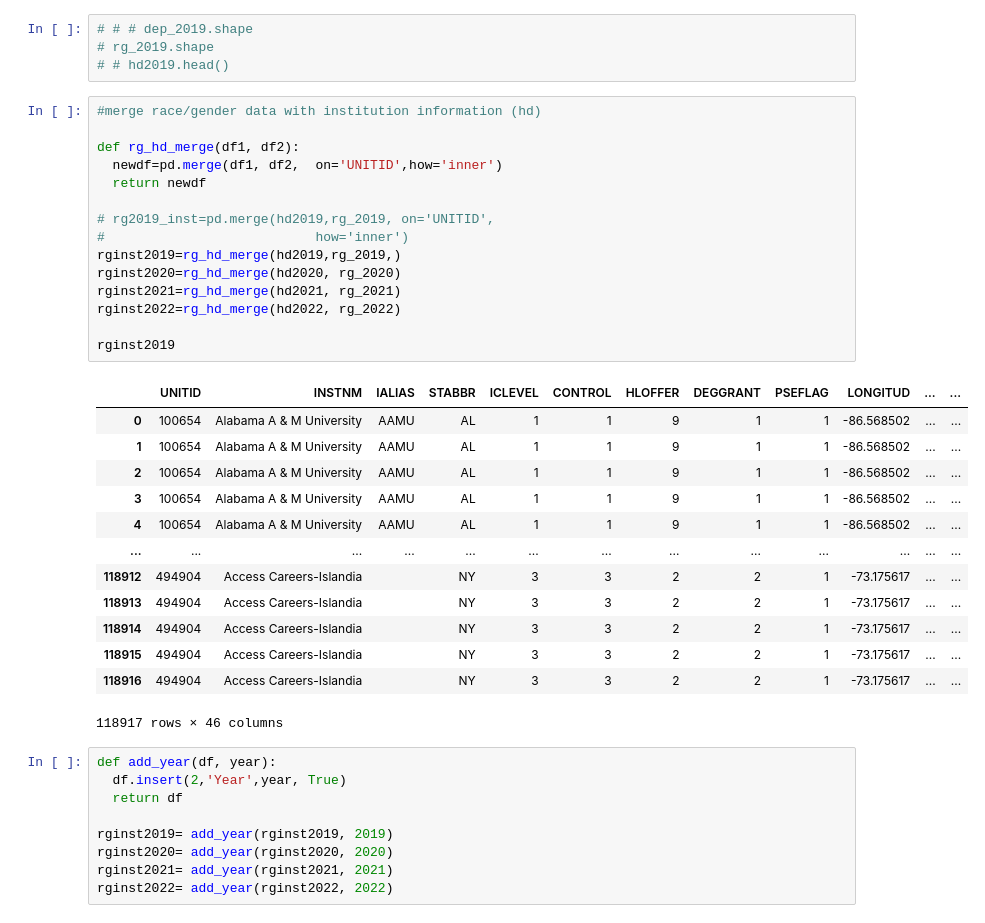
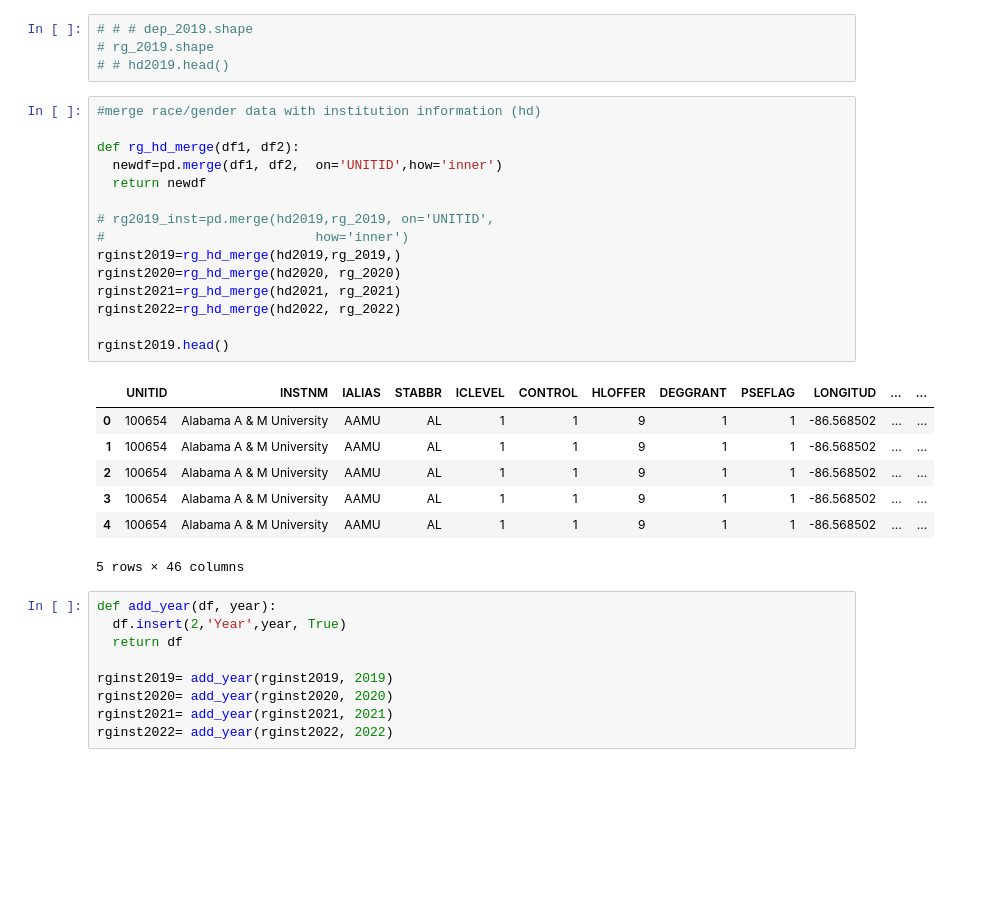
Before and after one commit to katyk20/DistanceLearning_Capstone, a Jupyter notebook: Code Notebooks/NCES_IPEDS_Dataset.ipynb, the cells around one changed output. Saved outputs shown, nothing was run; the diff lists cells and outputs as text; blank space fills up the shorter version.

```diff
--- a/Code Notebooks/NCES_IPEDS_Dataset.ipynb
+++ b/Code Notebooks/NCES_IPEDS_Dataset.ipynb
@@ -315,32 +351,26 @@ rg_2022 =rg_cols_keep(rg2022)
 # %%
 #merge race/gender data with institution information (hd)
 
 def rg_hd_merge(df1, df2):
   newdf=pd.merge(df1, df2,  on='UNITID',how='inner')
   return newdf
 
 # rg2019_inst=pd.merge(hd2019,rg_2019, on='UNITID',
 #                           how='inner')
 rginst2019=rg_hd_merge(hd2019,rg_2019,)
 rginst2020=rg_hd_merge(hd2020, rg_2020)
 rginst2021=rg_hd_merge(hd2021, rg_2021)
 rginst2022=rg_hd_merge(hd2022, rg_2022)
 
-rginst2019
+rginst2019.head()
 # %% [output]
 |  | UNITID | INSTNM | IALIAS | STABBR | ICLEVEL | CONTROL | HLOFFER | DEGGRANT | PSEFLAG | LONGITUD | ... | ... |
 | 0 | 100654 | Alabama A & M University | AAMU | AL | 1 | 1 | 9 | 1 | 1 | -86.568502 | ... | ... |
 | 1 | 100654 | Alabama A & M University | AAMU | AL | 1 | 1 | 9 | 1 | 1 | -86.568502 | ... | ... |
 | 2 | 100654 | Alabama A & M University | AAMU | AL | 1 | 1 | 9 | 1 | 1 | -86.568502 | ... | ... |
 | 3 | 100654 | Alabama A & M University | AAMU | AL | 1 | 1 | 9 | 1 | 1 | -86.568502 | ... | ... |
 | 4 | 100654 | Alabama A & M University | AAMU | AL | 1 | 1 | 9 | 1 | 1 | -86.568502 | ... | ... |
-| ... | ... | ... | ... | ... | ... | ... | ... | ... | ... | ... | ... | ... |
-| 118912 | 494904 | Access Careers-Islandia |  | NY | 3 | 3 | 2 | 2 | 1 | -73.175617 | ... | ... |
-| 118913 | 494904 | Access Careers-Islandia |  | NY | 3 | 3 | 2 | 2 | 1 | -73.175617 | ... | ... |
-| 118914 | 494904 | Access Careers-Islandia |  | NY | 3 | 3 | 2 | 2 | 1 | -73.175617 | ... | ... |
-| 118915 | 494904 | Access Careers-Islandia |  | NY | 3 | 3 | 2 | 2 | 1 | -73.175617 | ... | ... |
-| 118916 | 494904 | Access Careers-Islandia |  | NY | 3 | 3 | 2 | 2 | 1 | -73.175617 | ... | ... |
-118917 rows × 46 columns
+5 rows × 46 columns
 # %%
 def add_year(df, year):
   df.insert(2,'Year',year, True)
```
Also changed, not shown: parts of 25 cells of this notebook.
